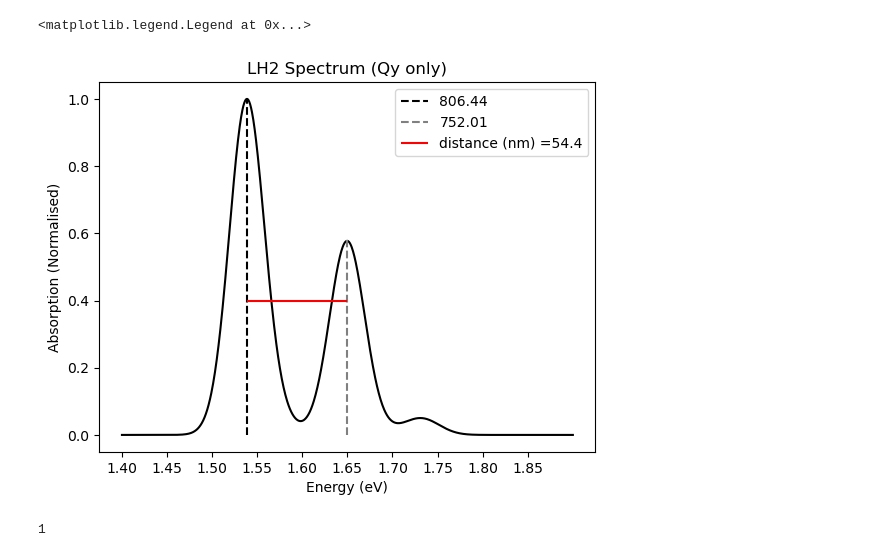
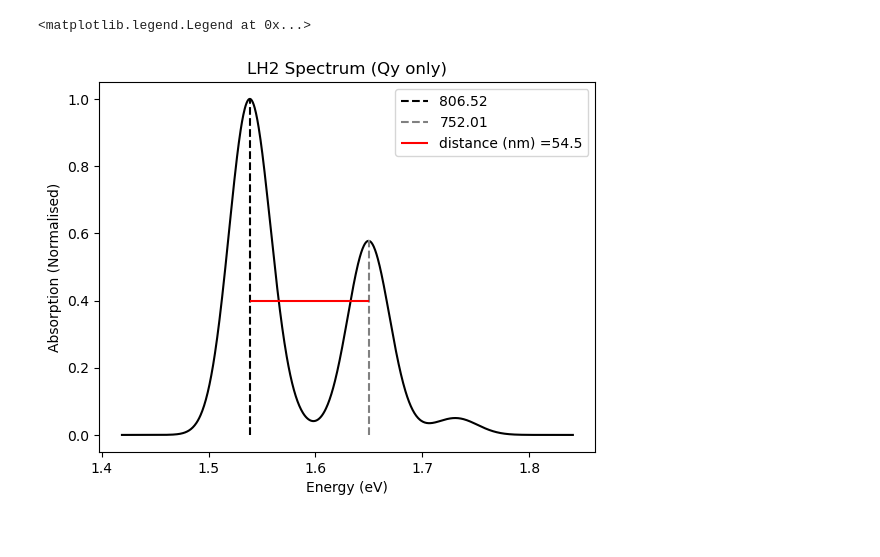
Before and after one commit to m02n1ng/mmfex, a Jupyter notebook: spectrum.ipynb, the cells around one changed output. Saved outputs shown, nothing was run; the diff lists cells and outputs as text; code cells hidden in the pictures.

```diff
--- a/spectrum.ipynb
+++ b/spectrum.ipynb
@@ -59,14 +59,18 @@ f = np.array([0.01157,
 0.04835,
 0.03314,
 0.16936])
+# %%
+np.min(x_axis)
+np.max(x_axis)
+diff = np.max(x_axis) - np.min(x_axis)
 # %%
 # set parameters and calculate the spectrum
 A = 16193.0311
 sigma = 0.0272
-E = np.linspace(1.4,1.9, 1000)
+E = np.linspace(np.min(x_axis)-0.5*diff,np.max(x_axis)+0.5*diff, 1000)
 spectrum = 0
 for i in range(0,len(x_axis)):
-    spectrum += A * (f[i]/sigma) * np.exp(-((E-x_axis[i])**2)/(sigma**2))
+    spectrum += (f[i]/sigma) * np.exp(-((E-x_axis[i])**2)/(sigma**2))
 # %%
 max_spectrum = np.max(spectrum)  # Find the maximum y value
 max_E = E[spectrum.argmax()]  # Find the x value corresponding to the maximum y value
@@ -76,15 +80,14 @@ dist =  hc/(E[spectrum.argmax()] * 1.602e-19) * 1e9 - hc/(1.65 * 1.602e-19) * 1e
 # %%
 plt.plot(E, spectrum/np.max(spectrum), "k")
 #plt.vlines(1.65, 0, 1)
 plt.vlines(E[spectrum.argmax()], 0, 1, color = "k", linestyle = "--", label = round(hc/(E[spectrum.argmax()] * 1.602e-19) * 1e9, 2))
 plt.vlines(1.65, 0, 0.58, color = "grey", linestyle = "--", label = round(hc/(1.65 * 1.602e-19) * 1e9, 2))
 plt.hlines(0.4, E[spectrum.argmax()], 1.65, colors='r', label = 'distance (nm) ='+ str(round(dist,1)))
 #plt.vlines(x_axis, 0, 3E6, colors='r')
 plt.title('LH2 Spectrum (Qy only)')
-plt.xticks(np.arange(1.4, 1.9, 0.05))
 plt.xlabel('Energy (eV)')
 plt.ylabel('Absorption (Normalised)')
 plt.legend()
 # %% [output]
 <matplotlib.legend.Legend at 0x...>
-[figure, old version]
+[figure, new version]
@@ -93,4 +93,0 @@ dictionary = {"A": [1,2,3]}
-# %%
-dictionary["A"][0]
-# %% [output]
-1
```
Also changed, not shown: parts of 4 cells of this notebook, 7 other files.
